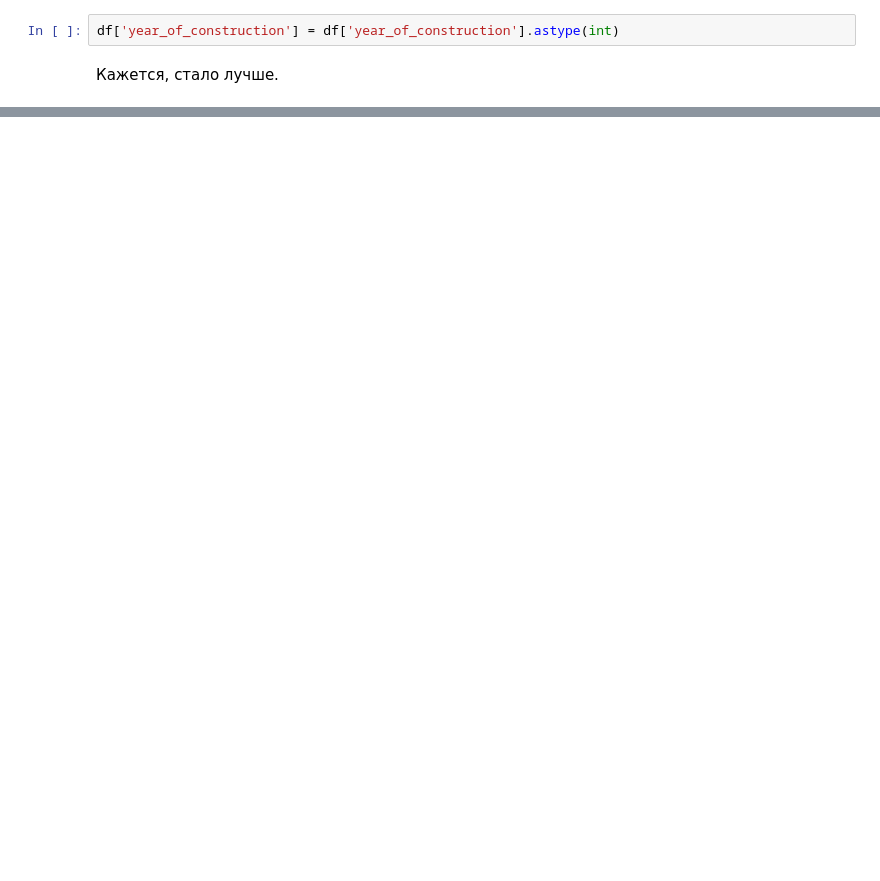
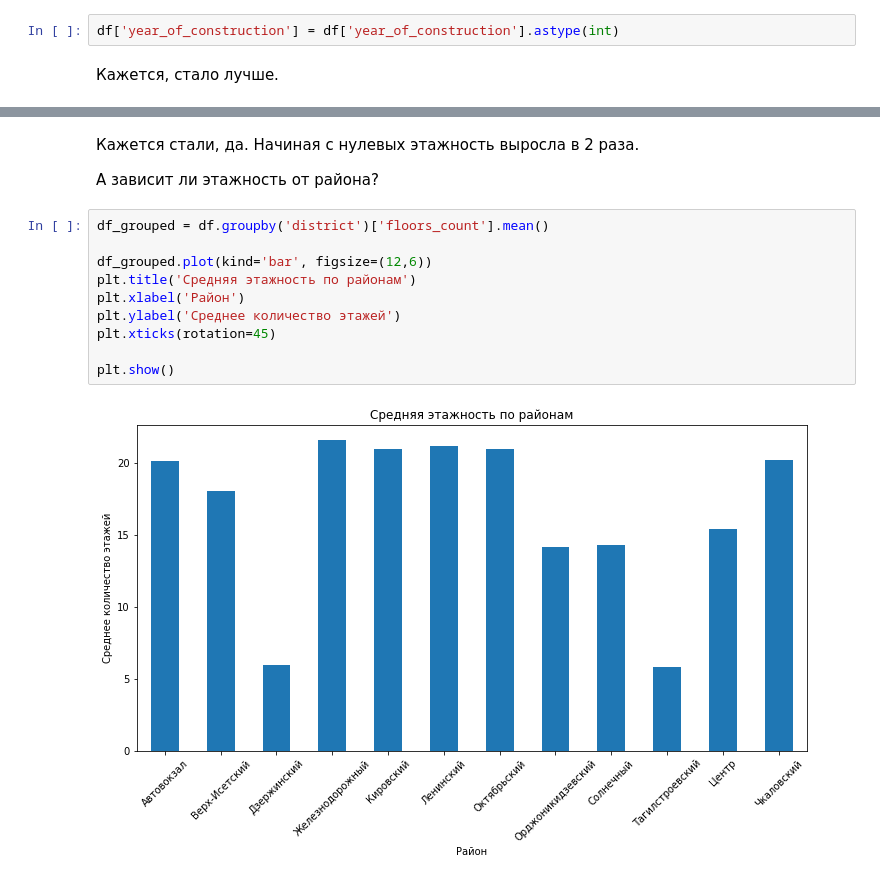
Before and after one commit to AnyutkaYan/Project, a Jupyter notebook: Data Processing.ipynb, the cells around one changed output, grey strips where cells are left out. Saved outputs shown, nothing was run; the diff lists cells and outputs as text; blank space fills up the shorter version.

```diff
--- a/Data Processing.ipynb
+++ b/Data Processing.ipynb
@@ -332,0 +435,16 @@ df['year_of_construction'] = df['year_of_construction'].astype(int)
+# %% [markdown]
+Кажется стали, да. Начиная с нулевых этажность выросла в 2 раза.
+
+А зависит ли этажность от района?
+# %%
+df_grouped = df.groupby('district')['floors_count'].mean()
+
+df_grouped.plot(kind='bar', figsize=(12,6))
+plt.title('Средняя этажность по районам')
+plt.xlabel('Район')
+plt.ylabel('Среднее количество этажей')
+plt.xticks(rotation=45)
+
+plt.show()
+# %% [output]
+[figure, added]
```
Also changed, not shown: parts of 28 cells of this notebook.
